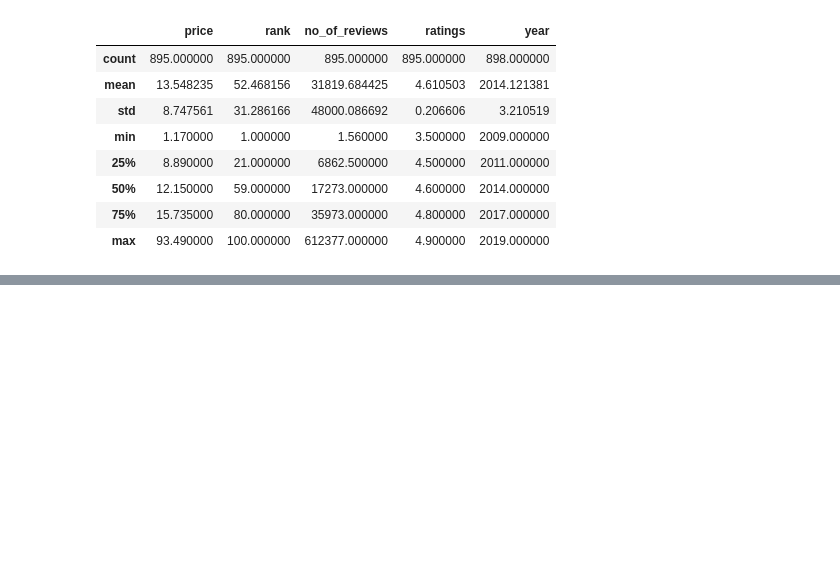
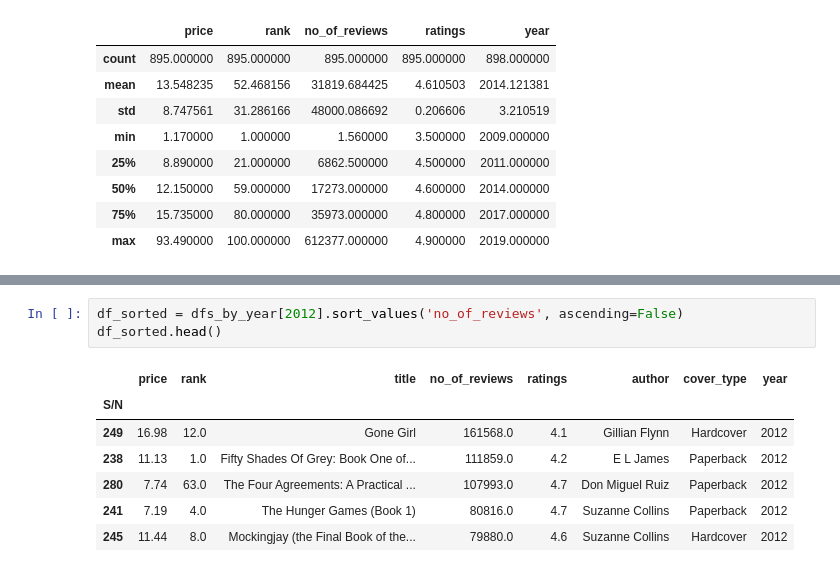
Before and after one commit to Gbekoilias/Stage-E-Exercise, a Jupyter notebook: Uncovering_Insights_Amazon.ipynb, the cells around one changed output, grey strips where cells are left out. Drawn from its saved outputs; the diff is of its cells as text; blank space fills up the shorter version.

```diff
--- a/Uncovering_Insights_Amazon.ipynb
+++ b/Uncovering_Insights_Amazon.ipynb
@@ -97,0 +239,11 @@ df.describe()
+# %%
+df_sorted = dfs_by_year[2012].sort_values('no_of_reviews', ascending=False)
+df_sorted.head()
+# %% [output]
+|  | price | rank | title | no_of_reviews | ratings | author | cover_type | year |
+| S/N |  |  |  |  |  |  |  |  |
+| 249 | 16.98 | 12.0 | Gone Girl | 161568.0 | 4.1 | Gillian Flynn | Hardcover | 2012 |
+| 238 | 11.13 | 1.0 | Fifty Shades Of Grey: Book One of... | 111859.0 | 4.2 | E L James | Paperback | 2012 |
+| 280 | 7.74 | 63.0 | The Four Agreements: A Practical ... | 107993.0 | 4.7 | Don Miguel Ruiz | Paperback | 2012 |
+| 241 | 7.19 | 4.0 | The Hunger Games (Book 1) | 80816.0 | 4.7 | Suzanne Collins | Paperback | 2012 |
+| 245 | 11.44 | 8.0 | Mockingjay (the Final Book of the... | 79880.0 | 4.6 | Suzanne Collins | Hardcover | 2012 |
```
Also changed, not shown: parts of 31 cells of this notebook.
